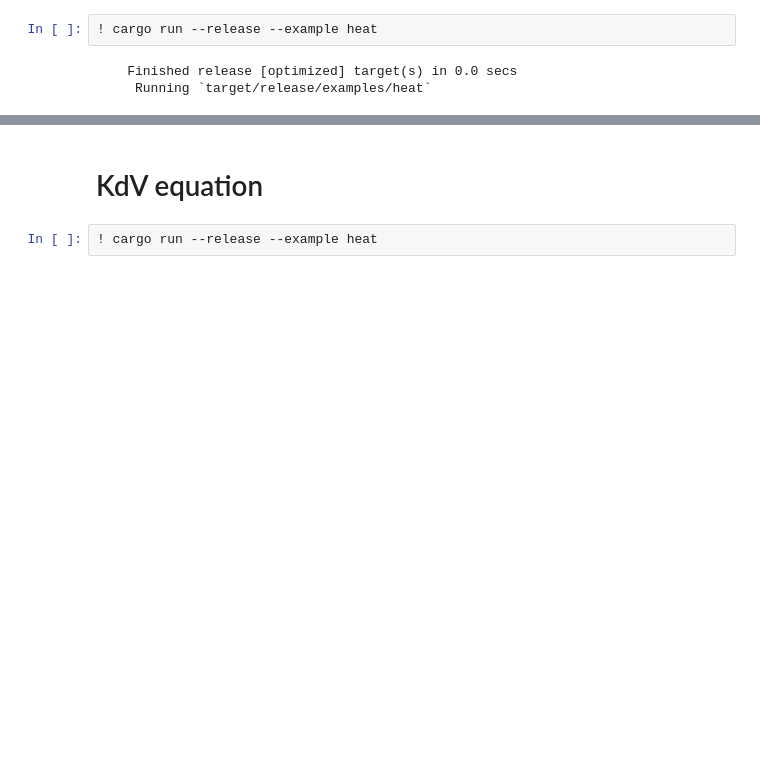
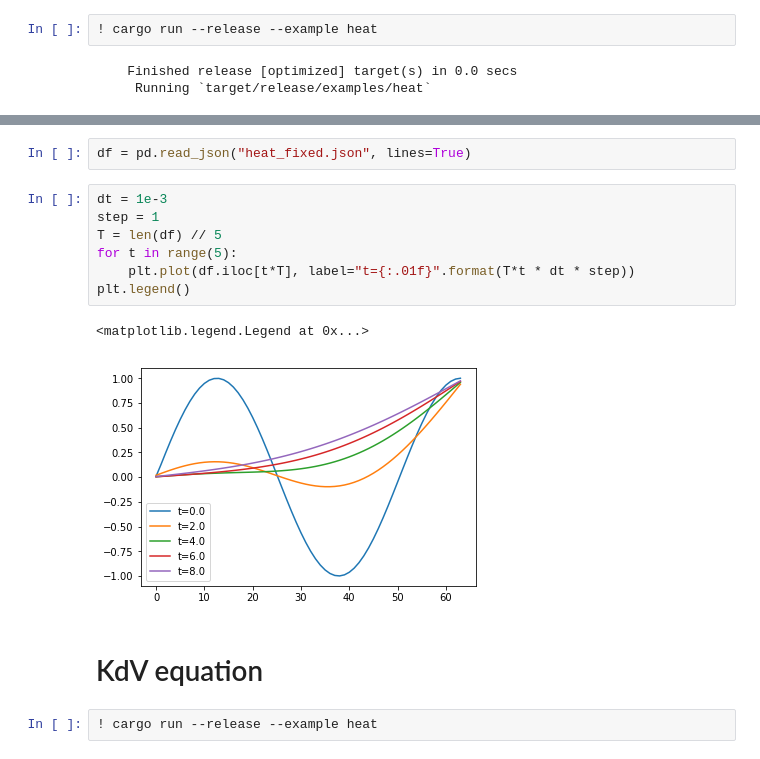
Before and after one commit to termoshtt/stencil, a Jupyter notebook: examples.ipynb, the cells around one changed output, grey strips where cells are left out. Saved outputs shown, nothing was run; the diff lists cells and outputs as text; blank space fills up the shorter version.

```diff
--- a/examples.ipynb
+++ b/examples.ipynb
@@ -22,3 +24,15 @@ plt.legend()
+# %%
+df = pd.read_json("heat_fixed.json", lines=True)
+# %%
+dt = 1e-3
+step = 1
+T = len(df) // 5
+for t in range(5):
+    plt.plot(df.iloc[t*T], label="t={:.01f}".format(T*t * dt * step))
+plt.legend()
+# %% [output]
+<matplotlib.legend.Legend at 0x...>
+[figure, added]
 # %% [markdown]
 # KdV equation
 # %%
```
Also changed, not shown: parts of 2 cells of this notebook, 2 other files.
